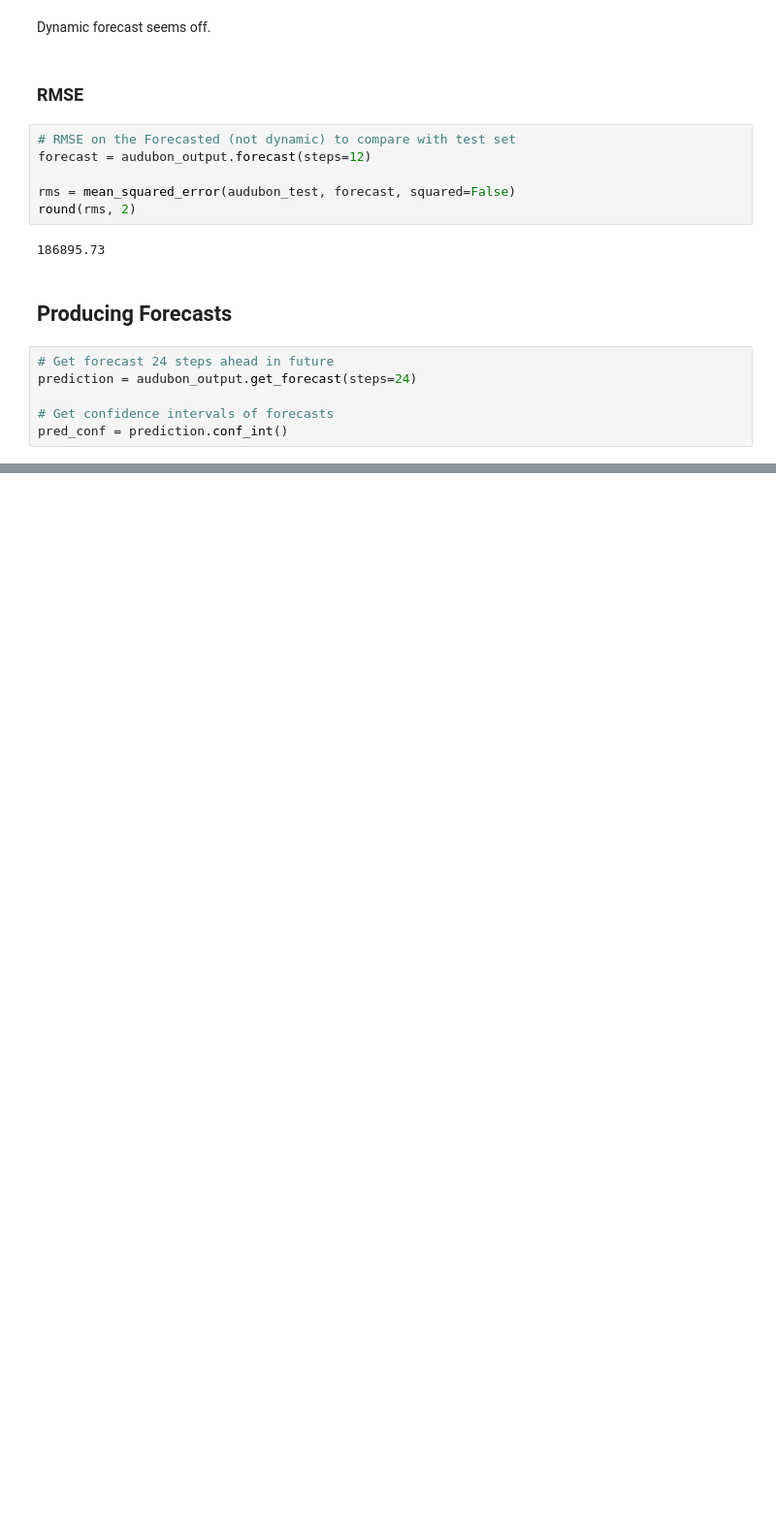
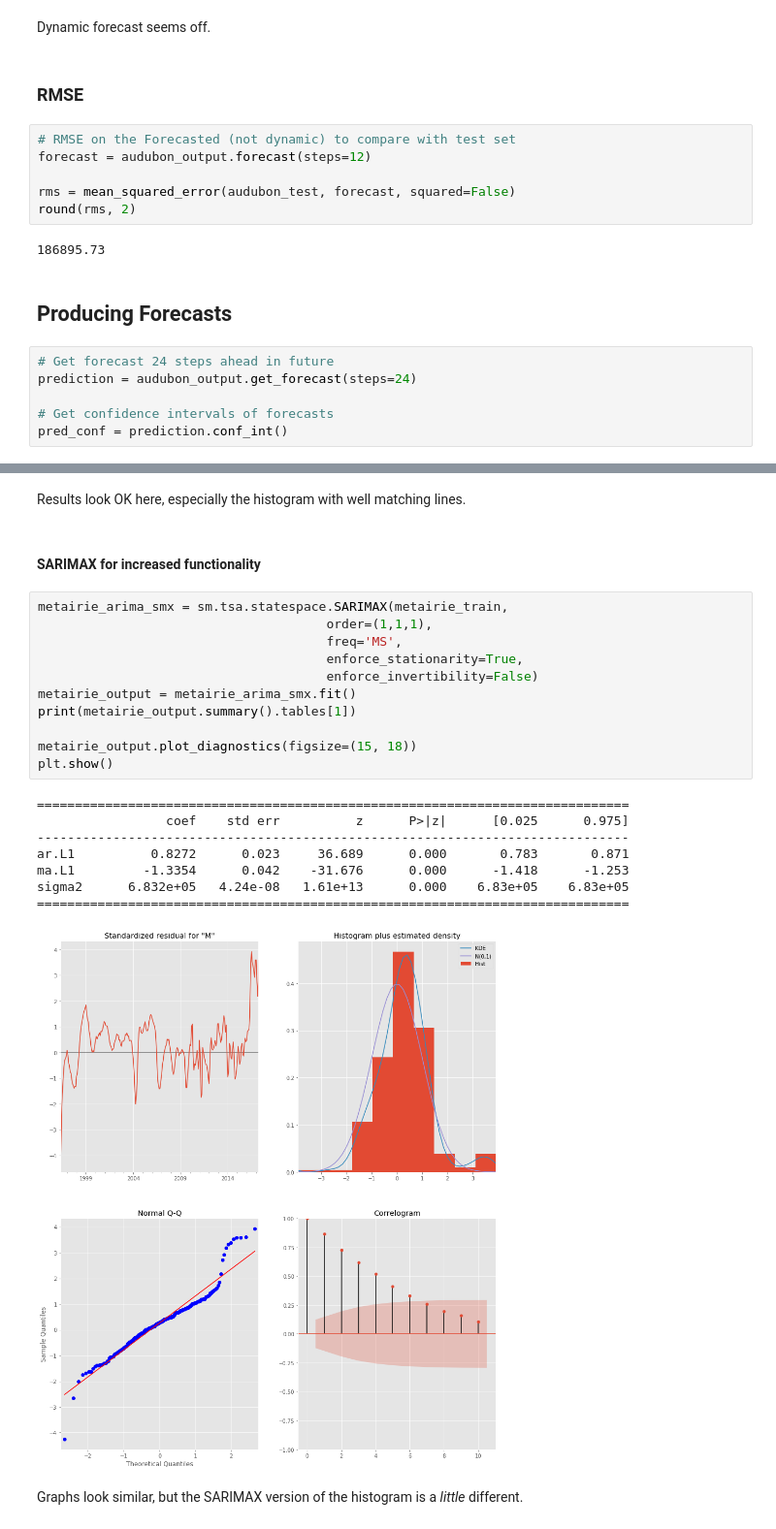
Before and after one commit to halpert3/flatiron-mod4-project, a Jupyter notebook: notebooks/3-3_modeling.ipynb, the cells around one changed output, grey strips where cells are left out. Shown at 97% size. Cells and saved outputs as stored; diff of their text form; blank space fills up the shorter version.

```diff
--- a/notebooks/3-3_modeling.ipynb
+++ b/notebooks/3-3_modeling.ipynb
@@ -1020,0 +1114,26 @@ plt.show()
+# %% [markdown]
+Results look OK here, especially the histogram with well matching lines.
+# %% [markdown]
+#### SARIMAX for increased functionality
+# %%
+metairie_arima_smx = sm.tsa.statespace.SARIMAX(metairie_train,
+                                      order=(1,1,1),
+                                      freq='MS',
+                                      enforce_stationarity=True,
+                                      enforce_invertibility=False)
+metairie_output = metairie_arima_smx.fit()
+print(metairie_output.summary().tables[1])
+
+metairie_output.plot_diagnostics(figsize=(15, 18))
+plt.show()
+# %% [output]
+==============================================================================
+                 coef    std err          z      P>|z|      [0.025      0.975]
+------------------------------------------------------------------------------
+ar.L1          0.8272      0.023     36.689      0.000       0.783       0.871
+ma.L1         -1.3354      0.042    -31.676      0.000      -1.418      -1.253
+sigma2      6.832e+05   4.24e-08   1.61e+13      0.000    6.83e+05    6.83e+05
+==============================================================================
+[figure, added]
+# %% [markdown]
+Graphs look similar, but the SARIMAX version of the histogram is a _little_ different.
```
Also changed, not shown: parts of 92 cells of this notebook, 2 other files.
